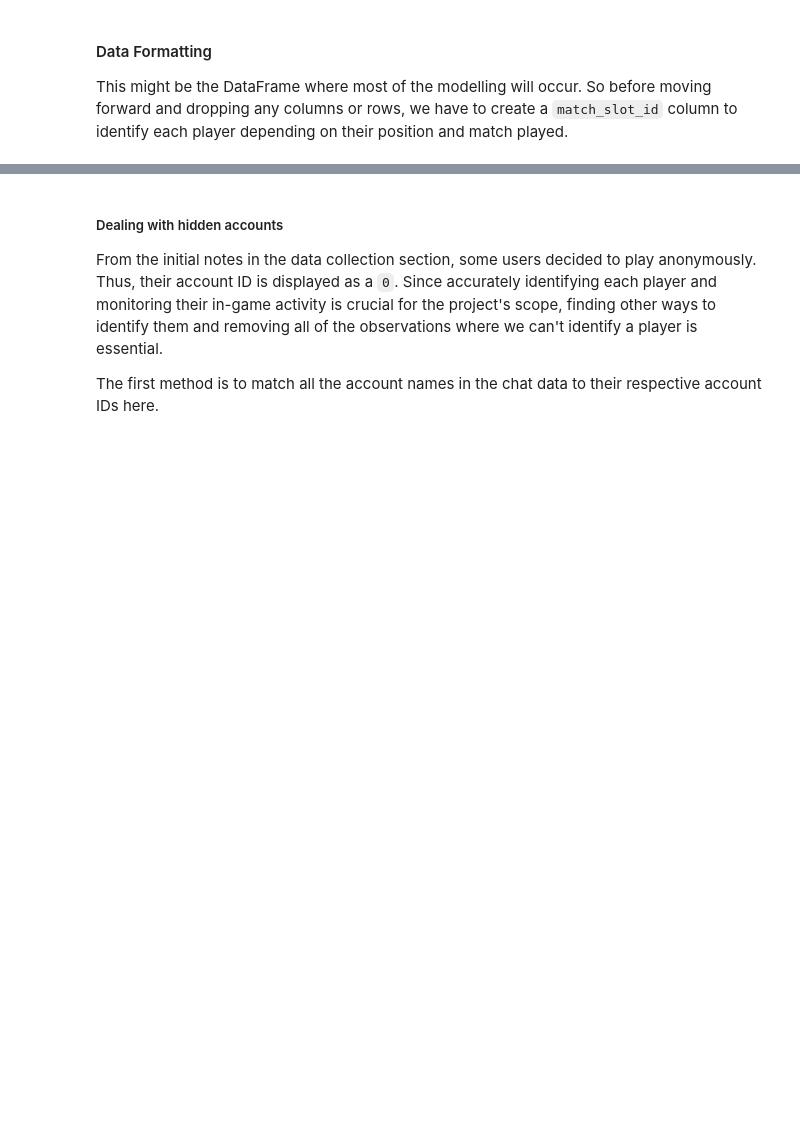
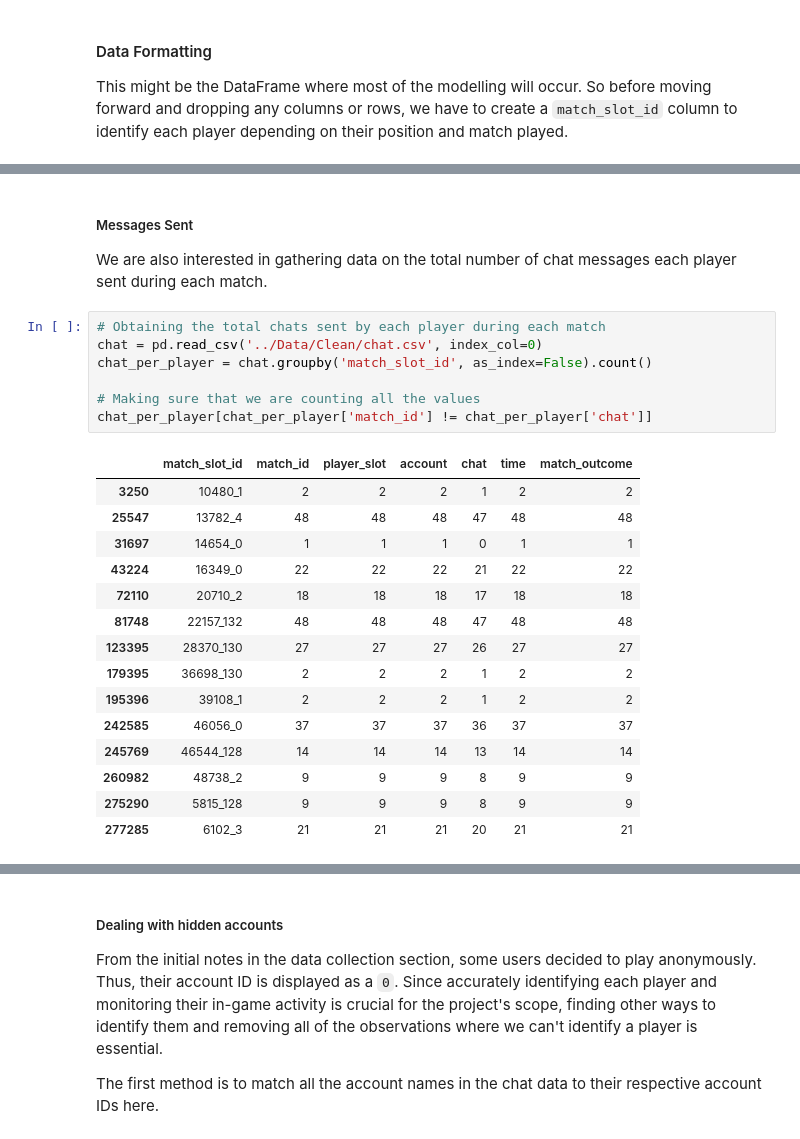
Before and after one commit to jpniet/Dota2-Matchmaking, a Jupyter notebook: Notebooks/Data_Cleaning_and_Exploration.ipynb, the cells around one changed output, grey strips where cells are left out. Saved outputs shown, nothing was run; the diff lists cells and outputs as text; blank space fills up the shorter version.

```diff
--- a/Notebooks/Data Cleaning.ipynb
+++ b/Notebooks/Data_Cleaning_and_Exploration.ipynb
@@ -1512,0 +1537,27 @@ df['players'].sample(20)
+# %% [markdown]
+##### Messages Sent
+
+We are also interested in gathering data on the total number of chat messages each player sent during each match.
+# %%
+# Obtaining the total chats sent by each player during each match
+chat = pd.read_csv('../Data/Clean/chat.csv', index_col=0)
+chat_per_player = chat.groupby('match_slot_id', as_index=False).count()
+
+# Making sure that we are counting all the values
+chat_per_player[chat_per_player['match_id'] != chat_per_player['chat']]
+# %% [output]
+|  | match_slot_id | match_id | player_slot | account | chat | time | match_outcome |
+| 3250 | 10480_1 | 2 | 2 | 2 | 1 | 2 | 2 |
+| 25547 | 13782_4 | 48 | 48 | 48 | 47 | 48 | 48 |
+| 31697 | 14654_0 | 1 | 1 | 1 | 0 | 1 | 1 |
+| 43224 | 16349_0 | 22 | 22 | 22 | 21 | 22 | 22 |
+| 72110 | 20710_2 | 18 | 18 | 18 | 17 | 18 | 18 |
+| 81748 | 22157_132 | 48 | 48 | 48 | 47 | 48 | 48 |
+| 123395 | 28370_130 | 27 | 27 | 27 | 26 | 27 | 27 |
+| 179395 | 36698_130 | 2 | 2 | 2 | 1 | 2 | 2 |
+| 195396 | 39108_1 | 2 | 2 | 2 | 1 | 2 | 2 |
+| 242585 | 46056_0 | 37 | 37 | 37 | 36 | 37 | 37 |
+| 245769 | 46544_128 | 14 | 14 | 14 | 13 | 14 | 14 |
+| 260982 | 48738_2 | 9 | 9 | 9 | 8 | 9 | 9 |
+| 275290 | 5815_128 | 9 | 9 | 9 | 8 | 9 | 9 |
+| 277285 | 6102_3 | 21 | 21 | 21 | 20 | 21 | 21 |
```
Also changed, not shown: parts of 47 cells of this notebook.
